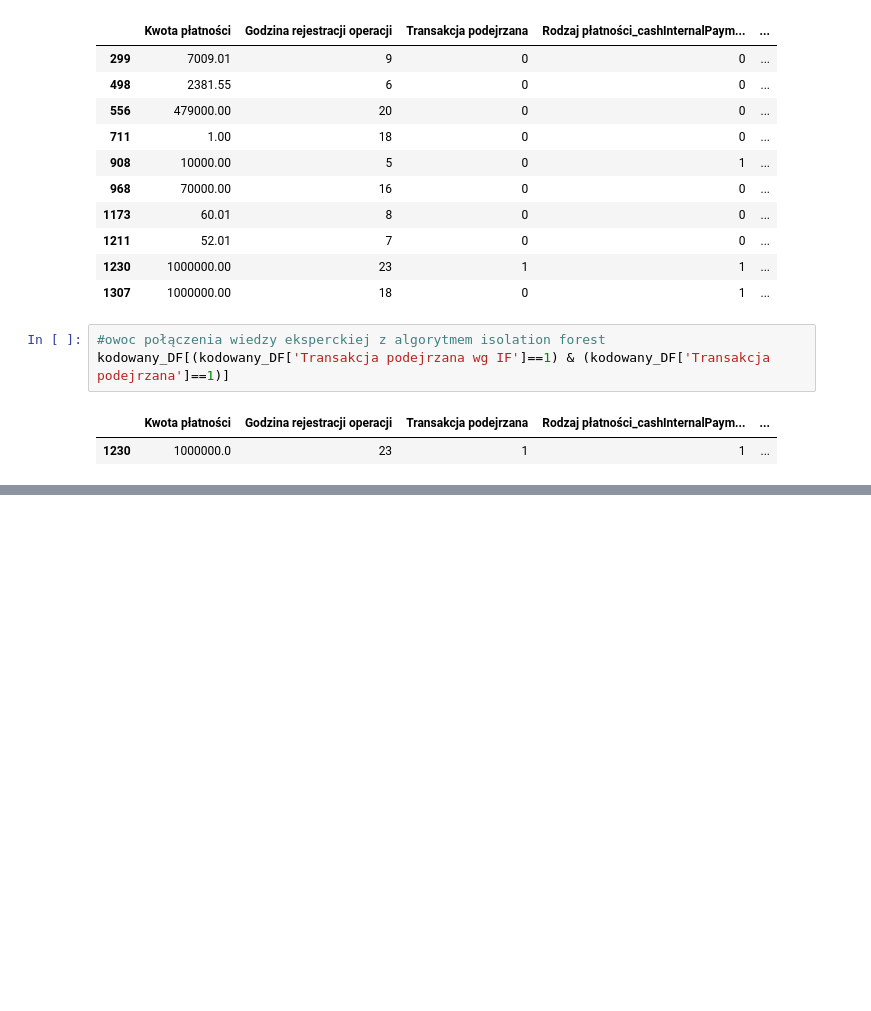
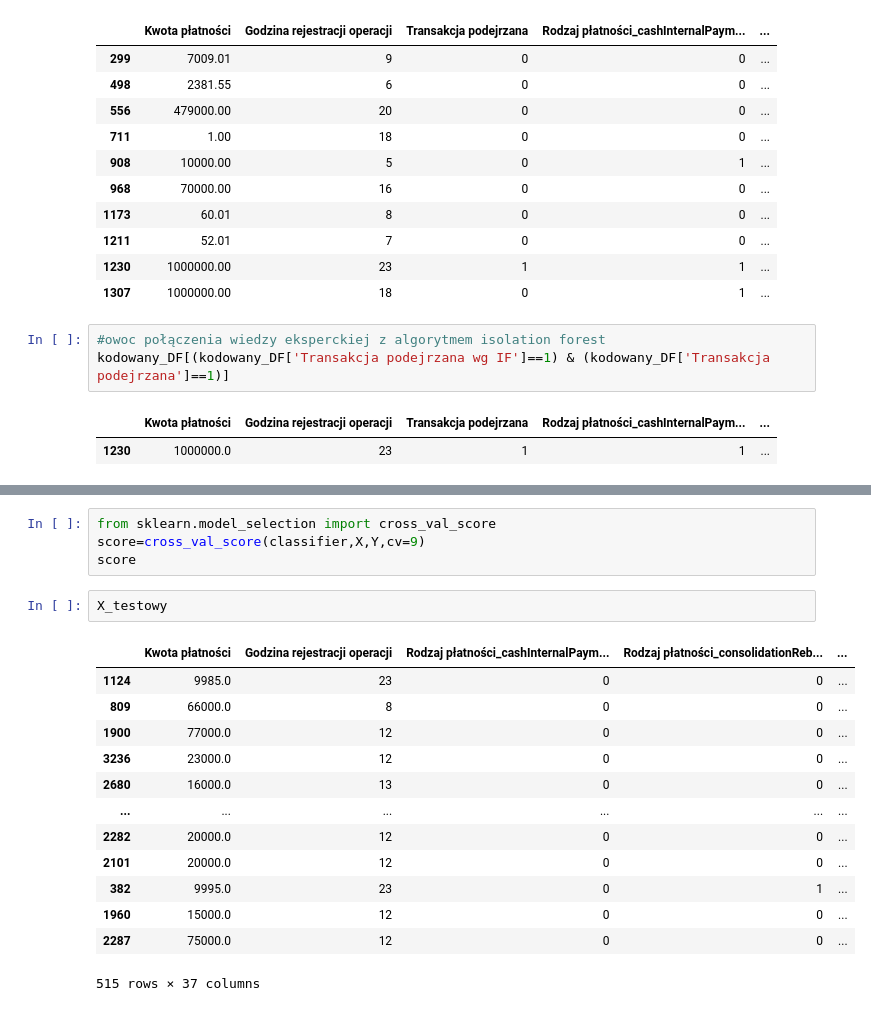
Before and after one commit to glinkapiotr/Asseco_Innovation, a Jupyter notebook: CodePlay_2020_SDS_data_API.ipynb, the cells around one changed output, grey strips where cells are left out. Cells and saved outputs as stored; diff of their text form; blank space fills up the shorter version.

```diff
--- a/CodePlay_2020_SDS_data_API.ipynb
+++ b/CodePlay_2020_SDS_data_API.ipynb
@@ -1286,0 +1352,20 @@ kodowany_DF[(kodowany_DF['Transakcja podejrzana wg IF']==1) & (kodowany_DF['Tran
+# %%
+from sklearn.model_selection import cross_val_score
+score=cross_val_score(classifier,X,Y,cv=9)
+score
+# %%
+X_testowy
+# %% [output]
+|  | Kwota płatności | Godzina rejestracji operacji | Rodzaj płatności_cashInternalPaym... | Rodzaj płatności_consolidationReb... | ... |
+| 1124 | 9985.0 | 23 | 0 | 0 | ... |
+| 809 | 66000.0 | 8 | 0 | 0 | ... |
+| 1900 | 77000.0 | 12 | 0 | 0 | ... |
+| 3236 | 23000.0 | 12 | 0 | 0 | ... |
+| 2680 | 16000.0 | 13 | 0 | 0 | ... |
+| ... | ... | ... | ... | ... | ... |
+| 2282 | 20000.0 | 12 | 0 | 0 | ... |
+| 2101 | 20000.0 | 12 | 0 | 0 | ... |
+| 382 | 9995.0 | 23 | 0 | 1 | ... |
+| 1960 | 15000.0 | 12 | 0 | 0 | ... |
+| 2287 | 75000.0 | 12 | 0 | 0 | ... |
+515 rows × 37 columns
```
Also changed, not shown: parts of 27 cells of this notebook.
